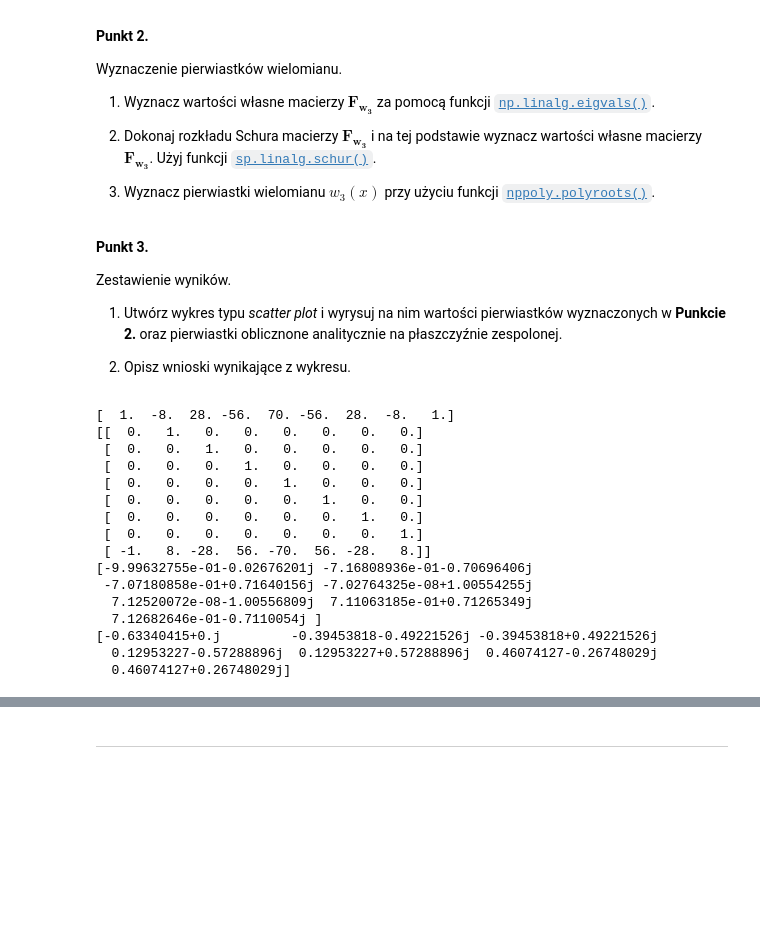
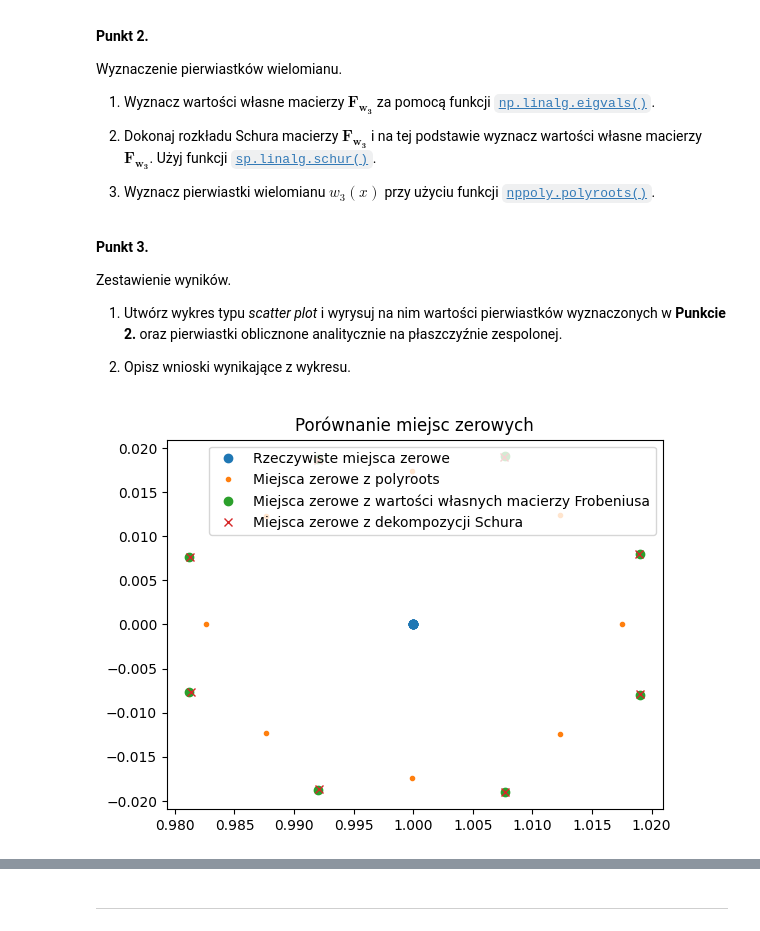
Before and after one commit to MN-KJ-2025/lab-7-pierwiastki-karolozog15, a Jupyter notebook: sprawozdanie.ipynb, the cells around one changed output, grey strips where cells are left out. Cells and saved outputs as stored; diff of their text form; code cells hidden in the pictures; blank space fills up the shorter version.

```diff
--- a/sprawozdanie.ipynb
+++ b/sprawozdanie.ipynb
@@ -187,42 +209,28 @@ Zestawienie wyników.
 1. Utwórz wykres typu *scatter plot* i wyrysuj na nim wartości pierwiastków wyznaczonych w **Punkcie 2.** oraz pierwiastki oblicznone analitycznie na płaszczyźnie zespolonej.
 
 2. Opisz wnioski wynikające z wykresu.
-# %%
-# ===== Twoja implementacja tutaj =====
-a3=nppoly.polyfromroots([1,1,1,1,1,1,1,1])
-print(a3)
-def frob_a(coef: np.ndarray) -> np.ndarray | None:
-    if not isinstance(coef, np.ndarray):
-        return None
-    if coef.ndim != 1:
-        return None
-    F=np.zeros((len(coef)-1,len(coef)-1))
-    for i in range(len(coef)-1):
-        F[len(coef)-2][i]=-coef[i]/coef[-1]
-    for i in range(1,len(coef)-1):
-        F[i-1][i]=1
-    return F
-print(frob_a(a3))
-eig=np.linalg.eigvals(frob_a(a3))
-
-print(nppoly.polyroots(eig))
-eig2=sp.linalg.schur(frob_a(a3))
-
-print(nppoly.polyroots(eig2[0][0]))
-# %% [output]
-[  1.  -8.  28. -56.  70. -56.  28.  -8.   1.]
-[[  0.   1.   0.   0.   0.   0.   0.   0.]
- [  0.   0.   1.   0.   0.   0.   0.   0.]
- [  0.   0.   0.   1.   0.   0.   0.   0.]
- [  0.   0.   0.   0.   1.   0.   0.   0.]
- [  0.   0.   0.   0.   0.   1.   0.   0.]
- [  0.   0.   0.   0.   0.   0.   1.   0.]
- [  0.   0.   0.   0.   0.   0.   0.   1.]
- [ -1.   8. -28.  56. -70.  56. -28.   8.]]
-[-9.99632755e-01-0.02676201j -7.16808936e-01-0.70696406j
- -7.07180858e-01+0.71640156j -7.02764325e-08+1.00554255j
-  7.12520072e-08-1.00556809j  7.11063185e-01+0.71265349j
-  7.12682646e-01-0.7110054j ]
-[-0.63340415+0.j         -0.39453818-0.49221526j -0.39453818+0.49221526j
-  0.12953227-0.57288896j  0.12953227+0.57288896j  0.46074127-0.26748029j
-  0.46074127+0.26748029j]
+# %%
+# ===== Twoja implementacja tutaj =====
+roots=[1,1,1,1,1,1,1,1]
+a3=nppoly.polyfromroots(roots)
+
+frob=main.frob_a(a3)
+
+eig=np.linalg.eigvals(frob)
+
+A, P = sp.linalg.schur(frob, output='complex')
+
+eig2=np.diag(A)
+
+roots3=nppoly.polyroots(a3)
+
+fig, ax = plt.subplots()
+ax.plot(np.real(roots),np.imag(roots),'o',label='Rzeczywiste miejsca zerowe')
+ax.plot(np.real(roots3), np.imag(roots3), '.', label='Miejsca zerowe z polyroots')
+ax.plot(np.real(eig), np.imag(eig), 'o', label='Miejsca zerowe z wartości własnych macierzy Frobeniusa')
+ax.plot(np.real(eig2), np.imag(eig2), 'x', label='Miejsca zerowe z dekompozycji Schura')
+ax.set_title('Porównanie miejsc zerowych')
+ax.legend()
+plt.show()
+# %% [output]
+[figure, added]
```
Also changed, not shown: parts of 11 cells of this notebook, 1 other file.
